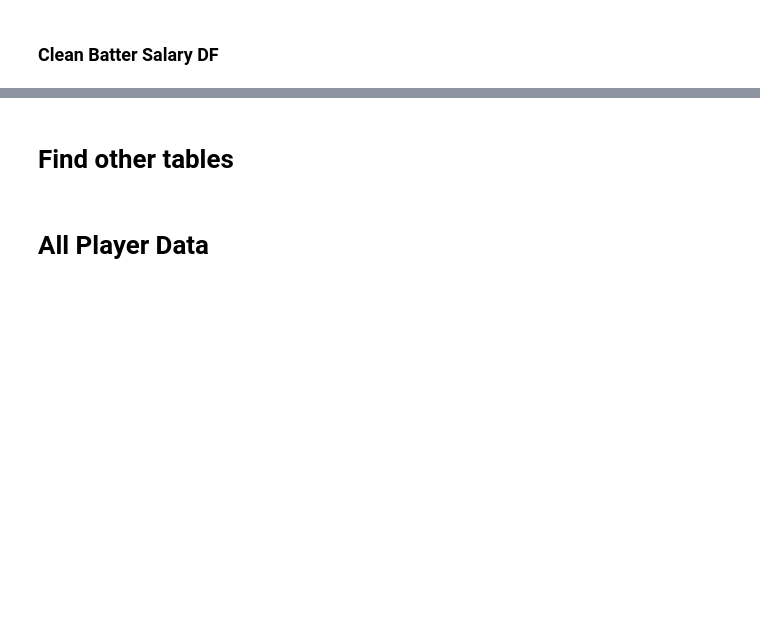
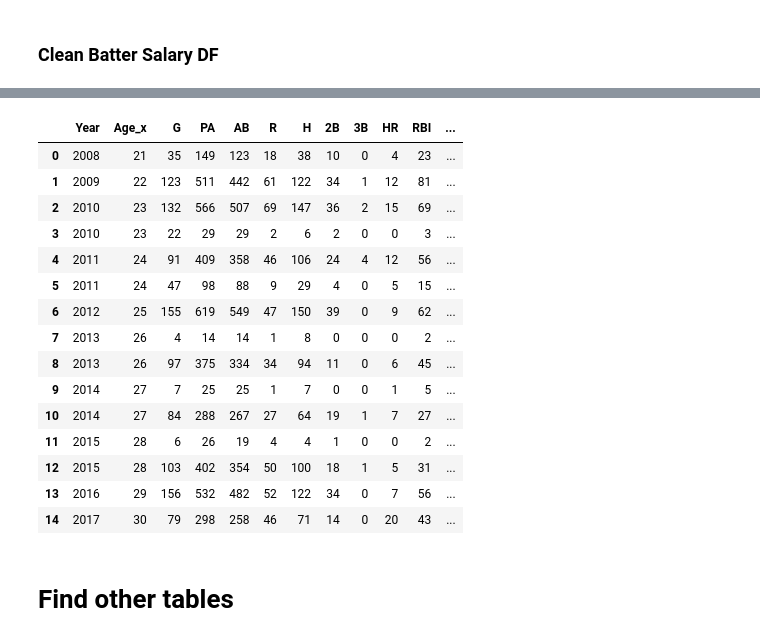
Before and after one commit to cidawkins/mlb_salary_projections, a Jupyter notebook: batter_data_from_html.ipynb, the cells around one changed output, grey strips where cells are left out. Cells and saved outputs as stored; diff of their text form; code cells hidden in the pictures; blank space fills up the shorter version.

```diff
--- a/batter_data_from_html.ipynb
+++ b/batter_data_from_html.ipynb
@@ -83,6 +85,7 @@ def clean_batter_df(df):
 # %%
 batting_df = get_standard_batting(batter_page)
 batting_df_clean = clean_batter_df(batting_df)
+batting_df_clean['player_id'] = player_id
 batting_df_clean
 # %% [output]
 |  | Year | Age | G | PA | AB | R | H | 2B | 3B | HR | RBI | ... |
@@ -161,2 +190,22 @@ salary_df
+# %%
+result = pd.merge(batting_df_clean, salary_df_clean, how='left', on=['Year', 'player_id'])
+result
+# %% [output]
+|  | Year | Age_x | G | PA | AB | R | H | 2B | 3B | HR | RBI | ... |
+| 0 | 2008 | 21 | 35 | 149 | 123 | 18 | 38 | 10 | 0 | 4 | 23 | ... |
+| 1 | 2009 | 22 | 123 | 511 | 442 | 61 | 122 | 34 | 1 | 12 | 81 | ... |
+| 2 | 2010 | 23 | 132 | 566 | 507 | 69 | 147 | 36 | 2 | 15 | 69 | ... |
+| 3 | 2010 | 23 | 22 | 29 | 29 | 2 | 6 | 2 | 0 | 0 | 3 | ... |
+| 4 | 2011 | 24 | 91 | 409 | 358 | 46 | 106 | 24 | 4 | 12 | 56 | ... |
+| 5 | 2011 | 24 | 47 | 98 | 88 | 9 | 29 | 4 | 0 | 5 | 15 | ... |
+| 6 | 2012 | 25 | 155 | 619 | 549 | 47 | 150 | 39 | 0 | 9 | 62 | ... |
+| 7 | 2013 | 26 | 4 | 14 | 14 | 1 | 8 | 0 | 0 | 0 | 2 | ... |
+| 8 | 2013 | 26 | 97 | 375 | 334 | 34 | 94 | 11 | 0 | 6 | 45 | ... |
+| 9 | 2014 | 27 | 7 | 25 | 25 | 1 | 7 | 0 | 0 | 1 | 5 | ... |
+| 10 | 2014 | 27 | 84 | 288 | 267 | 27 | 64 | 19 | 1 | 7 | 27 | ... |
+| 11 | 2015 | 28 | 6 | 26 | 19 | 4 | 4 | 1 | 0 | 0 | 2 | ... |
+| 12 | 2015 | 28 | 103 | 402 | 354 | 50 | 100 | 18 | 1 | 5 | 31 | ... |
+| 13 | 2016 | 29 | 156 | 532 | 482 | 52 | 122 | 34 | 0 | 7 | 56 | ... |
+| 14 | 2017 | 30 | 79 | 298 | 258 | 46 | 71 | 14 | 0 | 20 | 43 | ... |
 # %% [markdown]
 # Find other tables
@@ -172,2 +211,0 @@ header_names
-# %% [markdown]
-# All Player Data
```
Also changed, not shown: parts of 14 cells of this notebook.
